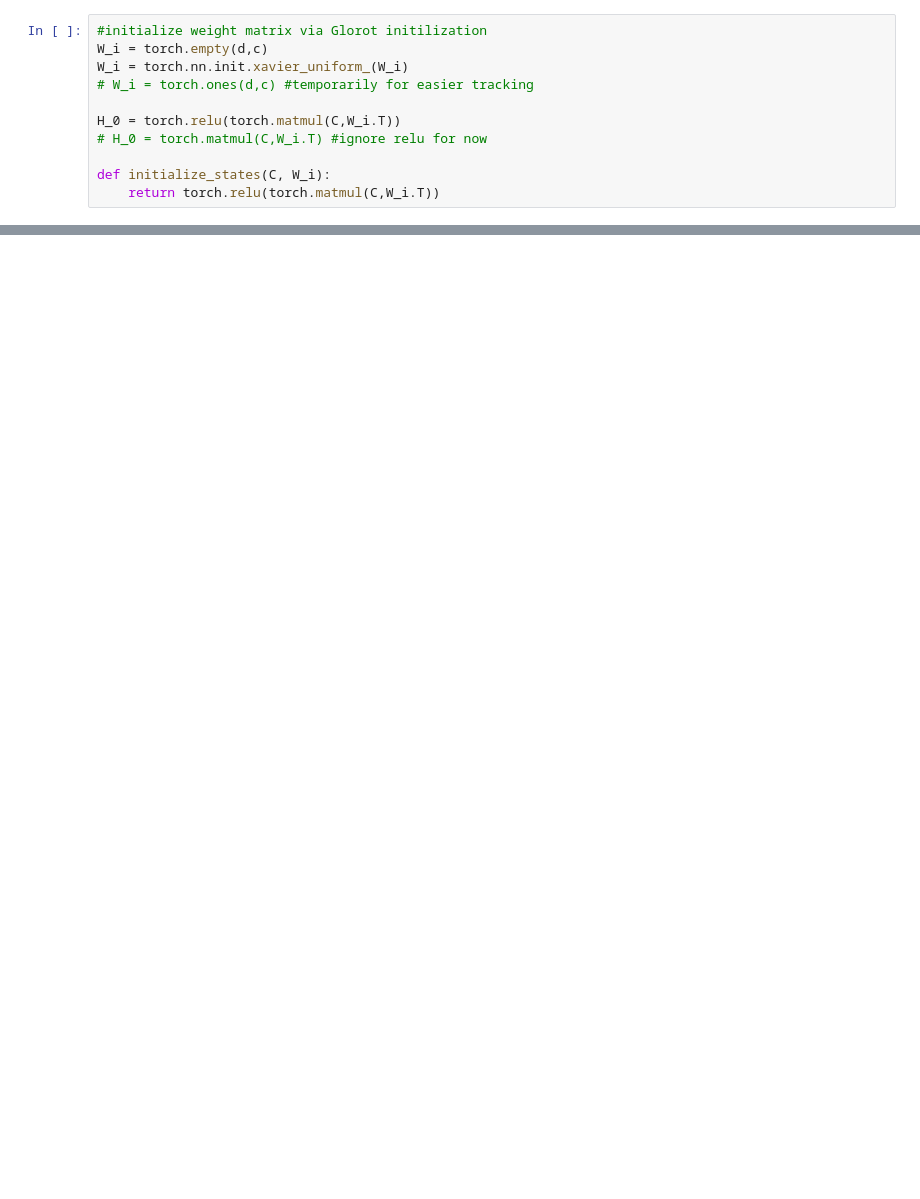
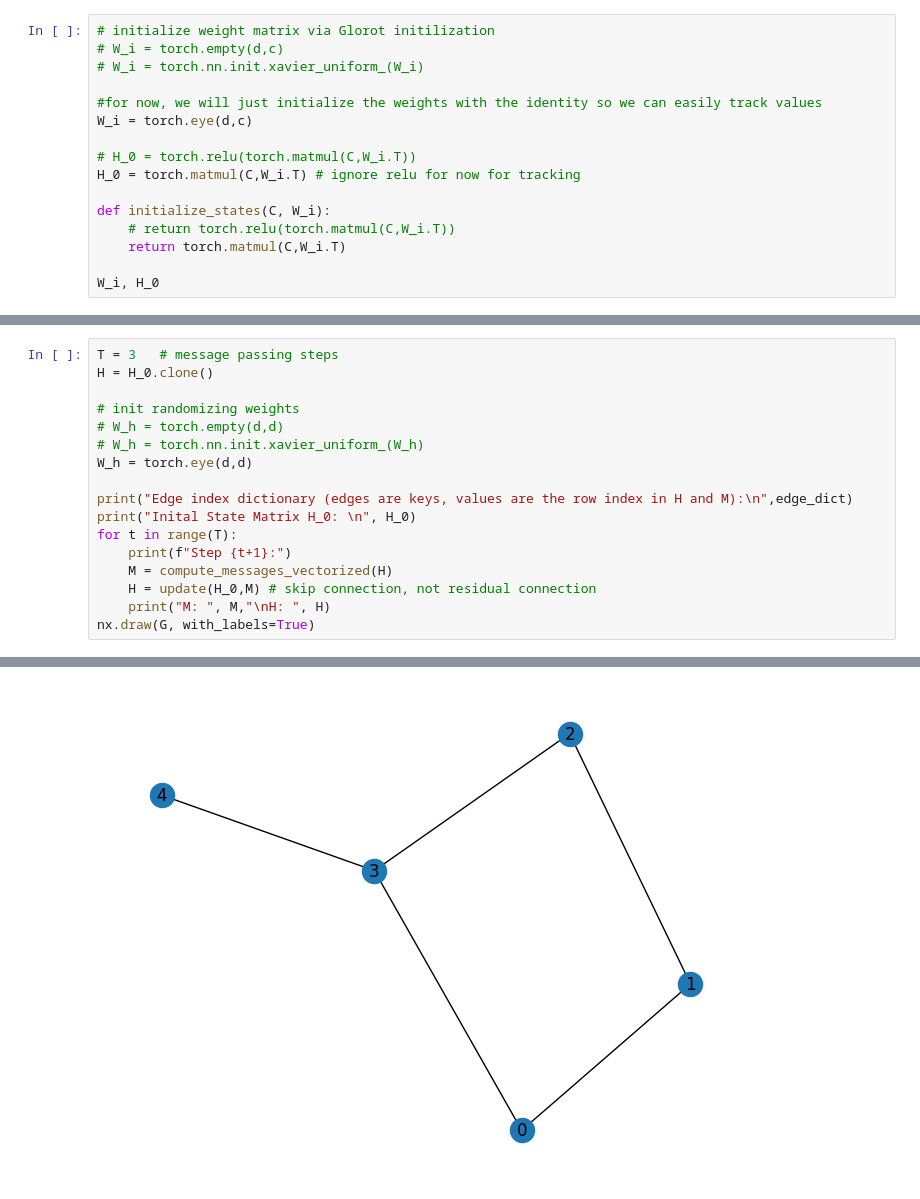
Before and after one commit to michaelmontemurri/simple-dmpnn, a Jupyter notebook: notebooks/demo.ipynb, the cells around one changed output, grey strips where cells are left out. Cells and saved outputs as stored; diff of their text form; blank space fills up the shorter version.

Commit message:
init commit

```diff
--- a/notebooks/demo.ipynb
+++ b/notebooks/demo.ipynb
@@ -122,11 +156,16 @@ Where $H^{(0)}\in\mathbb{R}^{2E \times d}$ now contains the directed bond states
 # %%
-#initialize weight matrix via Glorot initilization
-W_i = torch.empty(d,c)
-W_i = torch.nn.init.xavier_uniform_(W_i)
-# W_i = torch.ones(d,c) #temporarily for easier tracking
+# initialize weight matrix via Glorot initilization
+# W_i = torch.empty(d,c)
+# W_i = torch.nn.init.xavier_uniform_(W_i)
 
-H_0 = torch.relu(torch.matmul(C,W_i.T))
-# H_0 = torch.matmul(C,W_i.T) #ignore relu for now
+#for now, we will just initialize the weights with the identity so we can easily track values
+W_i = torch.eye(d,c)
+
+# H_0 = torch.relu(torch.matmul(C,W_i.T))
+H_0 = torch.matmul(C,W_i.T) # ignore relu for now for tracking
 
 def initialize_states(C, W_i):
-    return torch.relu(torch.matmul(C,W_i.T))
+    # return torch.relu(torch.matmul(C,W_i.T))
+    return torch.matmul(C,W_i.T)
+
+W_i, H_0
@@ -229,0 +274,18 @@ torch.Size([10, 6]) torch.Size([10, 6])
+# %%
+T = 3   # message passing steps
+H = H_0.clone()
+
+# init randomizing weights
+# W_h = torch.empty(d,d)
+# W_h = torch.nn.init.xavier_uniform_(W_h)
+W_h = torch.eye(d,d)
+
+print("Edge index dictionary (edges are keys, values are the row index in H and M):\n",edge_dict)
+print("Inital State Matrix H_0: \n", H_0)
+for t in range(T):
+    print(f"Step {t+1}:")
+    M = compute_messages_vectorized(H)
+    H = update(H_0,M) # skip connection, not residual connection
+    print("M: ", M,"\nH: ", H)
+nx.draw(G, with_labels=True)
+# %% [output]
@@ -229,0 +309 @@ torch.Size([10, 6]) torch.Size([10, 6])
+[figure, added]
```
Also changed, not shown: parts of 50 cells of this notebook, 14 other files.
